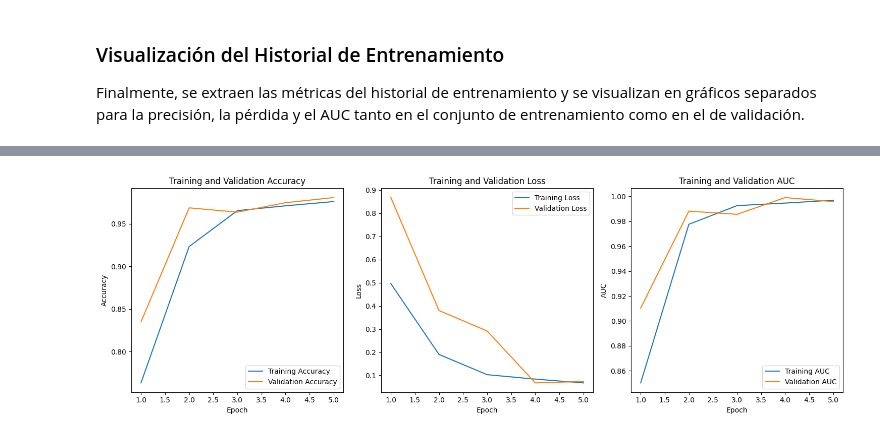
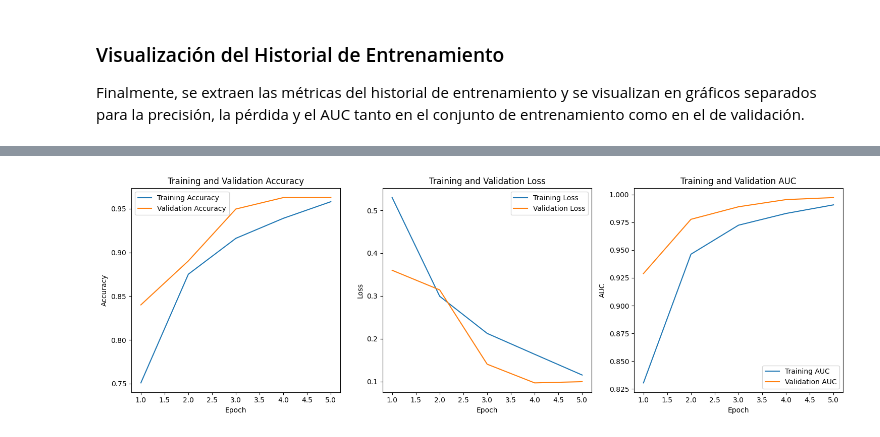
Before and after one commit to JosueBVN/Implementacion-JBVN-A01751694, a Jupyter notebook: A01751694_modulo2.ipynb, the cells around one changed output, grey strips where cells are left out. Cells and saved outputs as stored; diff of their text form; code cells hidden in the pictures.

```diff
--- a/A01751694_modulo2.ipynb
+++ b/A01751694_modulo2.ipynb
@@ -151,16 +197,19 @@ Se configuran generadores de datos para realizar aumentos en el conjunto de entr
 ## Desarrollo del Modelo
 La arquitectura del modelo se basó en la red InceptionResNetV2 preentrenada en ImageNet, seguida por capas adicionales. Se utilizó una función de pérdida de entropía cruzada binaria y el optimizador Adam para el entrenamiento. Además, se implementaron checkpoints y early stopping como callbacks para guardar el mejor modelo y detener el entrenamiento prematuramente en caso de sobreajuste.
 # %%
-input_data = Input(shape=(200,200,3), name='input')
+# Cargar el modelo InceptionResNetV2 con pesos preentrenados de ImageNet
+base_model = InceptionResNetV2(weights='imagenet', include_top=False, input_shape=(200, 200, 3))
 
-base_model = tf.keras.applications.InceptionResNetV2(weights='imagenet', input_shape = (200,200,3),
-                                                     include_top=False)
+# Descongelar algunas de las últimas capas del modelo base y realizar ajuste fino
+for layer in base_model.layers[-20:]:
+    layer.trainable = True
 
+# Construir el modelo secuencial con las capas personalizadas
 model = Sequential()
 model.add(base_model)
 model.add(GlobalAveragePooling2D())
-model.add(Dense(128, activation = 'relu'))
+model.add(Dense(128, activation='relu'))
 model.add(BatchNormalization())
+model.add(CustomScaleLayer())
 model.add(Dropout(0.2))
-model.add(Dense(1, activation = 'sigmoid'))
-model.summary()
+model.add(Dense(1, activation='sigmoid'))
@@ -242,0 +270,10 @@ Epoch 5: val_accuracy improved from 0.97485 to 0.98089, saving model to /content
+# %%
+# Entrenar el modelo
+# Entrenamiento del modelo
+with tf.device('/device:GPU:0'):
+    history = model.fit(
+        train_gen,
+        epochs=5,
+        validation_data=val_gen,
+        callbacks=callbacks
+    )
@@ -260,12 +301,11 @@ model.evaluate(test_gen)
 # %%
-# Extract training history metrics
+# Extracción de métricas del historial de entrenamiento
 acc = history.history['accuracy']
 val_acc = history.history['val_accuracy']
 loss = history.history['loss']
 val_loss = history.history['val_loss']
-train_auc = history.history['auc_4']  # Ajusta el nombre correcto de la métrica
-val_auc = history.history['val_auc_4']  # Ajusta el nombre correcto de la métrica
-
+train_auc = history.history['auc']
+val_auc = history.history['val_auc']
 epochs = range(1, len(acc) + 1)
 
 # Create subplots for accuracy, loss, and AUC
@@ -274,34 +314,34 @@ plt.figure(figsize=(15, 5))
 # Plot accuracy
 plt.subplot(1, 3, 1)
 plt.plot(epochs, acc, label='Training Accuracy')
 plt.plot(epochs, val_acc, label='Validation Accuracy')
 plt.title('Training and Validation Accuracy')
 plt.xlabel('Epoch')
 plt.ylabel('Accuracy')
 plt.legend()
 
 # Plot loss
 plt.subplot(1, 3, 2)
 plt.plot(epochs, loss, label='Training Loss')
 plt.plot(epochs, val_loss, label='Validation Loss')
 plt.title('Training and Validation Loss')
 plt.xlabel('Epoch')
 plt.ylabel('Loss')
 plt.legend()
 
 # Plot AUC
 plt.subplot(1, 3, 3)
 plt.plot(epochs, train_auc, label='Training AUC')
 plt.plot(epochs, val_auc, label='Validation AUC')
 plt.title('Training and Validation AUC')
 plt.xlabel('Epoch')
 plt.ylabel('AUC')
 plt.legend()
 
 plt.tight_layout()
 plt.show()
 # %% [output]
-[figure, old version]
+[figure, new version]
 # %% [markdown]
 ## Resultados
 El modelo se entrenó durante 5 épocas debido a restricciones de tiempo en Google Colab. Este límite se estableció para acelerar el proceso de desarrollo y prueba. A pesar del número limitado de épocas, se observaron mejoras significativas en la precisión y otras métricas de evaluación.
```
Also changed, not shown: parts of 17 cells of this notebook.
